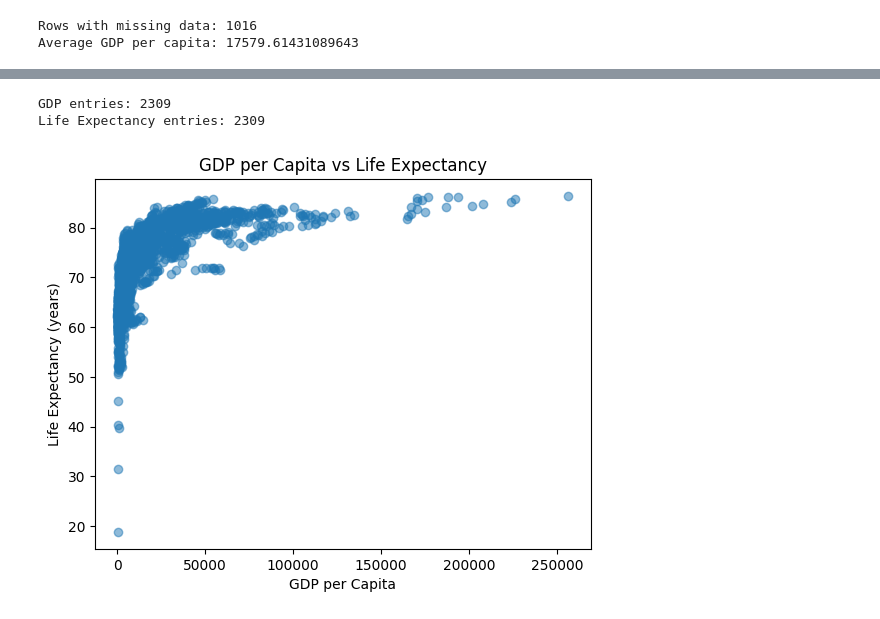
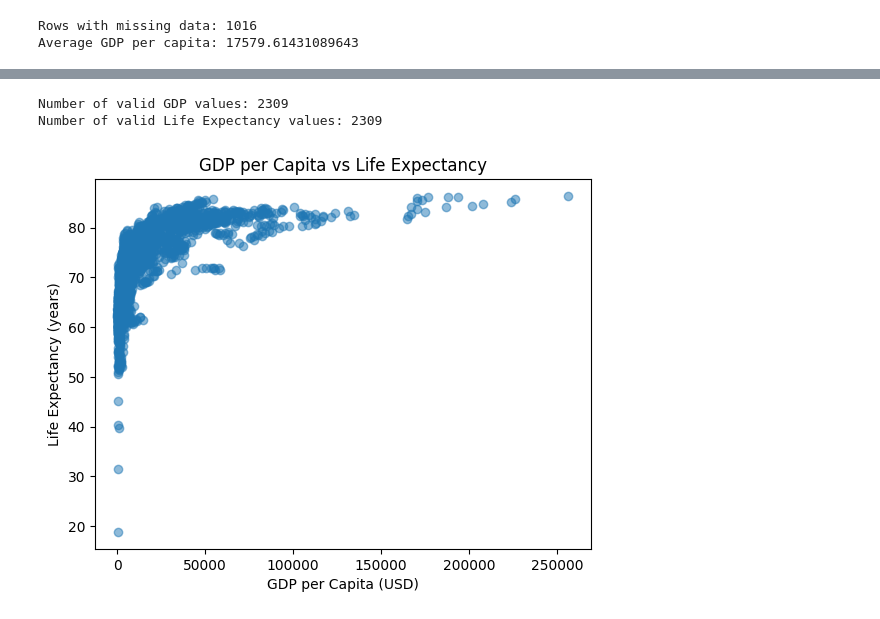
Before and after one commit to bracagliagiulia/wealth-of-nations-analysis, a Jupyter notebook: notebook/explore_healthcare_vs_economy.ipynb, the cells around one changed output, grey strips where cells are left out. Drawn from its saved outputs; the diff is of its cells as text; code cells hidden in the pictures.

```diff
--- a/notebook/explore_healthcare_vs_economy.ipynb
+++ b/notebook/explore_healthcare_vs_economy.ipynb
@@ -59,31 +91,28 @@ plt.show()
 # %%
-# Compare GDP per capita and Life Expectancy safely
-
-# Extract GDP and Life Expectancy pairs, skipping rows with missing or invalid values
-gdp_values = []
+# --- Extract GDP and Life Expectancy values, skipping missing/invalid rows ---
 life_expectancy = []
+clean_gdp = []
 
 for row in data:
     try:
         gdp = float(row[2])
-        le = float(row[4])
-        gdp_values.append(gdp)
-        life_expectancy.append(le)
+        life = float(row[4])
+        clean_gdp.append(gdp)
+        life_expectancy.append(life)
     except:
-        # Skip rows with missing or invalid data
-        continue
+        pass  # Skip rows with invalid data
 
-# Check that both lists have the same length
-print("GDP entries:", len(gdp_values))
-print("Life Expectancy entries:", len(life_expectancy))
+# --- Ensure both lists have the same length ---
+print("Number of valid GDP values:", len(clean_gdp))
+print("Number of valid Life Expectancy values:", len(life_expectancy))
 
-# Create a scatter plot
-plt.scatter(gdp_values, life_expectancy, alpha=0.5)
+# --- Create a scatter plot ---
+plt.scatter(clean_gdp, life_expectancy, alpha=0.5)
 plt.title("GDP per Capita vs Life Expectancy")
-plt.xlabel("GDP per Capita")
+plt.xlabel("GDP per Capita (USD)")
 plt.ylabel("Life Expectancy (years)")
 plt.show()
 # %% [output]
-GDP entries: 2309
-Life Expectancy entries: 2309
+Number of valid GDP values: 2309
+Number of valid Life Expectancy values: 2309
-[figure, old version]
+[figure, new version]
```
Also changed, not shown: parts of 13 cells of this notebook.
